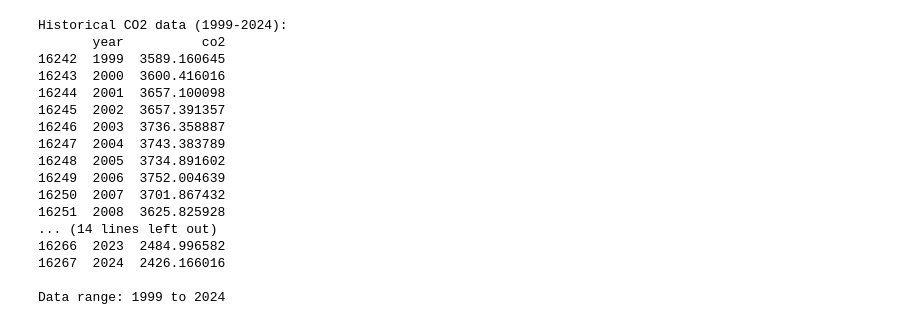
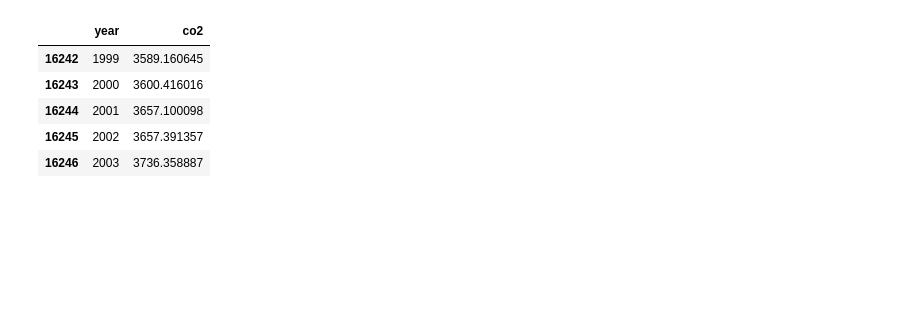
Before and after one commit to juanxgi83/juanxgi83.github.io, a Jupyter notebook: jupyter_notebooks/ghg_emissions.ipynb, the cells around one changed output. Saved outputs shown, nothing was run; the diff lists cells and outputs as text; code cells hidden in the pictures; blank space fills up the shorter version.

```diff
--- a/jupyter_notebooks/ghg_emissions.ipynb
+++ b/jupyter_notebooks/ghg_emissions.ipynb
@@ -51,26 +50,13 @@ First few rows:
 # %%
-# Prepare historical data (1999-2024) - CO2 in million tonnes
+# Prepare sorted historical CO2 series for EU-27 (1999-2024)
 historical_co2 = data[['year', 'co2']].copy()
 historical_co2 = historical_co2.sort_values('year')
-print("Historical CO2 data (1999-2024):")
-print(historical_co2)
-print(f"\nData range: {historical_co2['year'].min()} to {historical_co2['year'].max()}")
+historical_co2.head()
 # %% [output]
-Historical CO2 data (1999-2024):
-       year          co2
-16242  1999  3589.160645
-16243  2000  3600.416016
-16244  2001  3657.100098
-16245  2002  3657.391357
-16246  2003  3736.358887
-16247  2004  3743.383789
-16248  2005  3734.891602
-16249  2006  3752.004639
-16250  2007  3701.867432
-16251  2008  3625.825928
-... (14 lines left out)
-16266  2023  2484.996582
-16267  2024  2426.166016
-
-Data range: 1999 to 2024
+|  | year | co2 |
+| 16242 | 1999 | 3589.160645 |
+| 16243 | 2000 | 3600.416016 |
+| 16244 | 2001 | 3657.100098 |
+| 16245 | 2002 | 3657.391357 |
+| 16246 | 2003 | 3736.358887 |
 # %%
```
Also changed, not shown: parts of 17 cells of this notebook, 17 other files.
